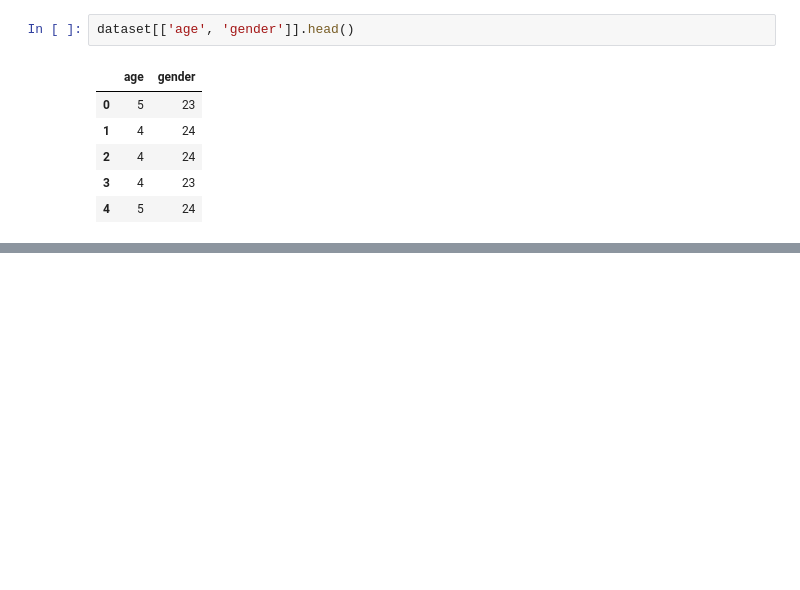
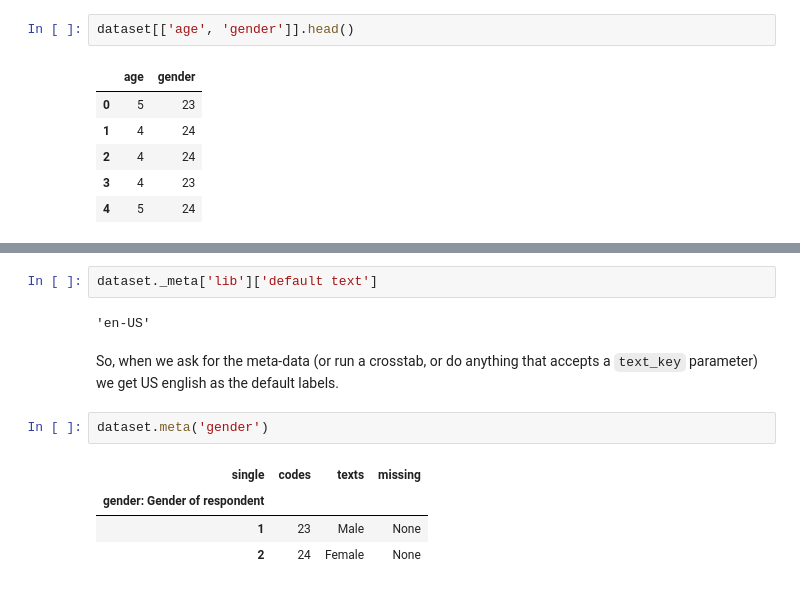
Before and after one commit to datasmoothie/tally-documentation-notebooks, a Jupyter notebook: overview_of_data_and_meta.ipynb, the cells around one changed output, grey strips where cells are left out. Cells and saved outputs as stored; diff of their text form; blank space fills up the shorter version.

```diff
--- a/overview_of_data_and_meta.ipynb
+++ b/overview_of_data_and_meta.ipynb
@@ -59,0 +226,13 @@ and provides the following ``keys`` on its first level:
+# %%
+dataset._meta['lib']['default text']
+# %% [output]
+'en-US'
+# %% [markdown]
+So, when we ask for the meta-data (or run a crosstab, or do anything that accepts a `text_key` parameter) we get US english as the default labels.
+# %%
+dataset.meta('gender')
+# %% [output]
+| single | codes | texts | missing |
+| gender: Gender of respondent |  |  |  |
+| 1 | 23 | Male | None |
+| 2 | 24 | Female | None |
```
Also changed, not shown: parts of 34 cells of this notebook.
